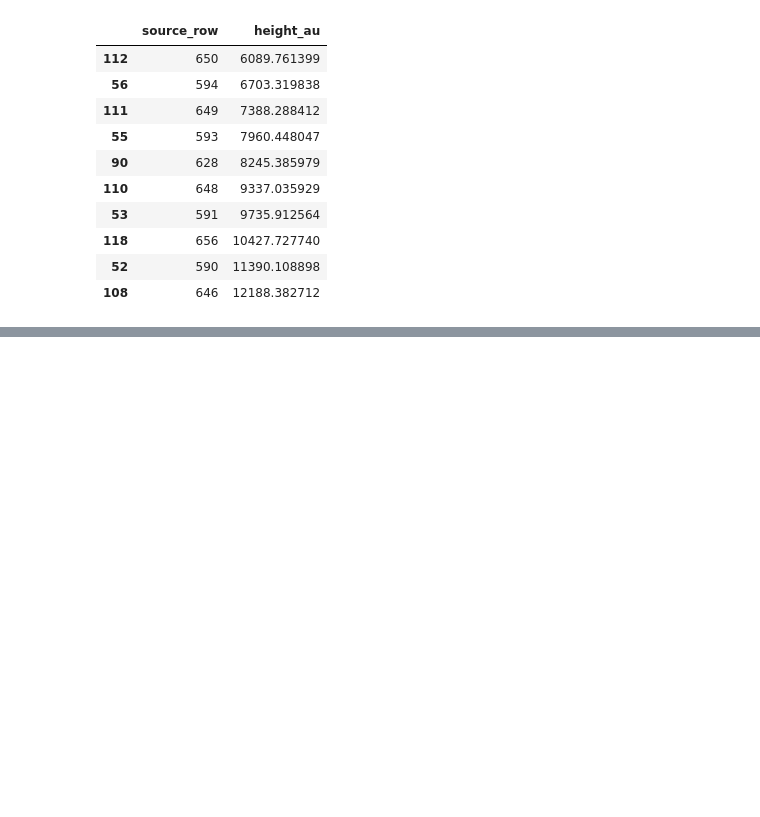
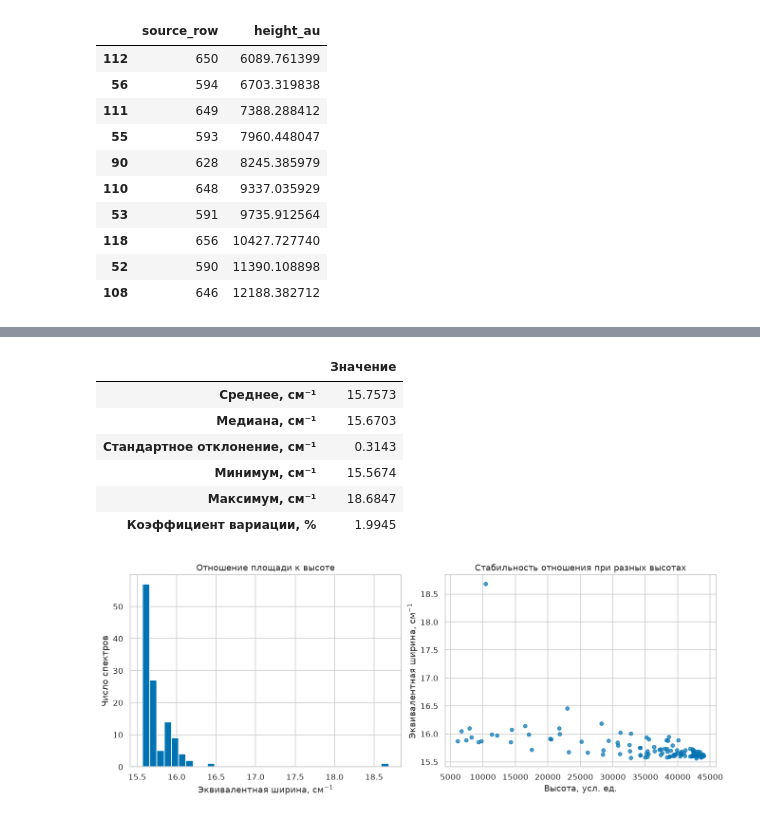
Before and after one commit to WalterPerjenko/LW_Statistic, a Jupyter notebook: raman/Lab01_sprint1_Raman.ipynb, the cells around one changed output, grey strips where cells are left out. Cells and saved outputs as stored; diff of their text form; code cells hidden in the pictures; blank space fills up the shorter version.

```diff
--- a/raman/Lab01_sprint1_Raman.ipynb
+++ b/raman/Lab01_sprint1_Raman.ipynb
@@ -1274,0 +1595,45 @@ $Z_i=\int_a^b S_i(\nu)\,d\nu$; единицы: усл. ед. $\cdot\mathrm{см}
+# %%
+equivalent_width = features["area_au_cm_inv"] / features["height_au"]
+
+equivalent_width_summary = pd.Series({
+    "Среднее, см⁻¹": equivalent_width.mean(),
+    "Медиана, см⁻¹": equivalent_width.median(),
+    "Стандартное отклонение, см⁻¹": equivalent_width.std(ddof=1),
+    "Минимум, см⁻¹": equivalent_width.min(),
+    "Максимум, см⁻¹": equivalent_width.max(),
+    "Коэффициент вариации, %": (
+        100 * equivalent_width.std(ddof=1) / equivalent_width.mean()
+    ),
+})
+
+display(equivalent_width_summary.to_frame("Значение").round(4))
+
+fig, axes = plt.subplots(
+    1, 2, figsize=(12, 4.5),
+    constrained_layout=True,
+)
+
+axes[0].hist(equivalent_width, bins="fd", edgecolor="white")
+axes[0].set_xlabel(r"Эквивалентная ширина, $\mathrm{см}^{-1}$")
+axes[0].set_ylabel("Число спектров")
+axes[0].set_title("Отношение площади к высоте")
+
+axes[1].scatter(
+    features["height_au"],
+    equivalent_width,
+    s=25, alpha=0.7,
+)
+axes[1].set_xlabel("Высота, усл. ед.")
+axes[1].set_ylabel(r"Эквивалентная ширина, $\mathrm{см}^{-1}$")
+axes[1].set_title("Стабильность отношения при разных высотах")
+
+plt.show()
+# %% [output]
+|  | Значение |
+| Среднее, см⁻¹ | 15.7573 |
+| Медиана, см⁻¹ | 15.6703 |
+| Стандартное отклонение, см⁻¹ | 0.3143 |
+| Минимум, см⁻¹ | 15.5674 |
+| Максимум, см⁻¹ | 18.6847 |
+| Коэффициент вариации, % | 1.9945 |
+[figure, added]
```
Also changed, not shown: parts of 35 cells of this notebook.
